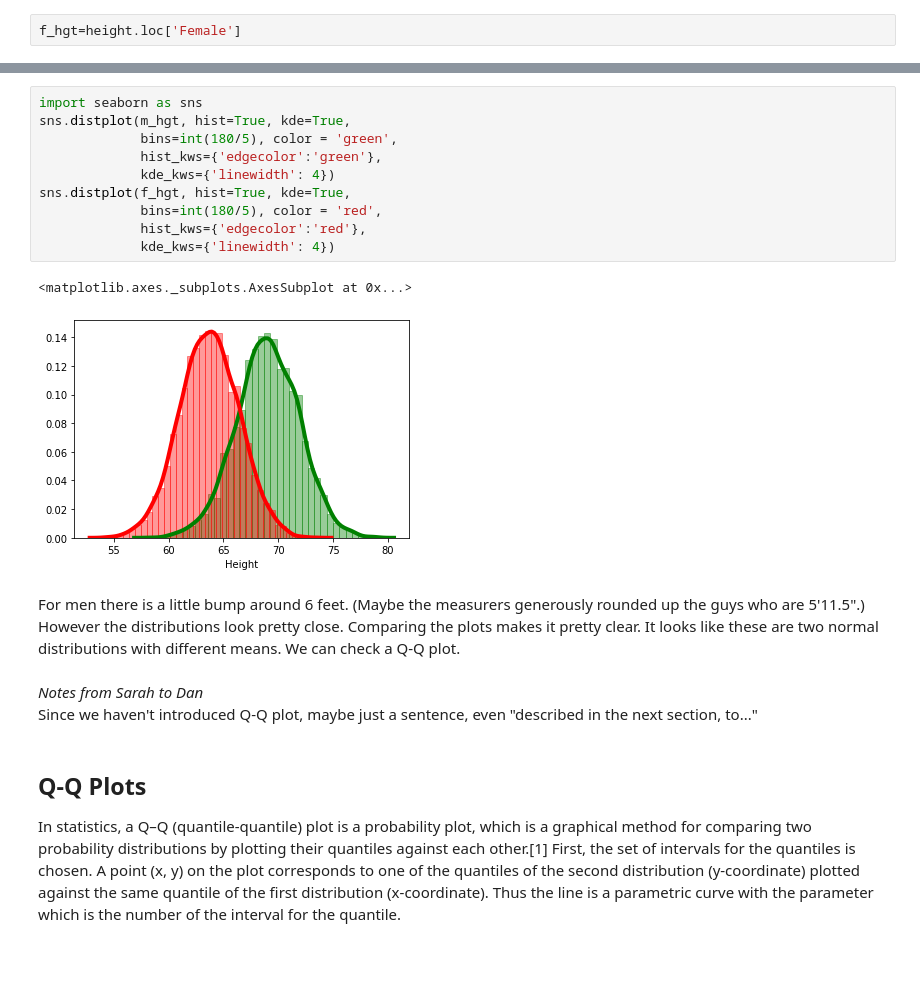
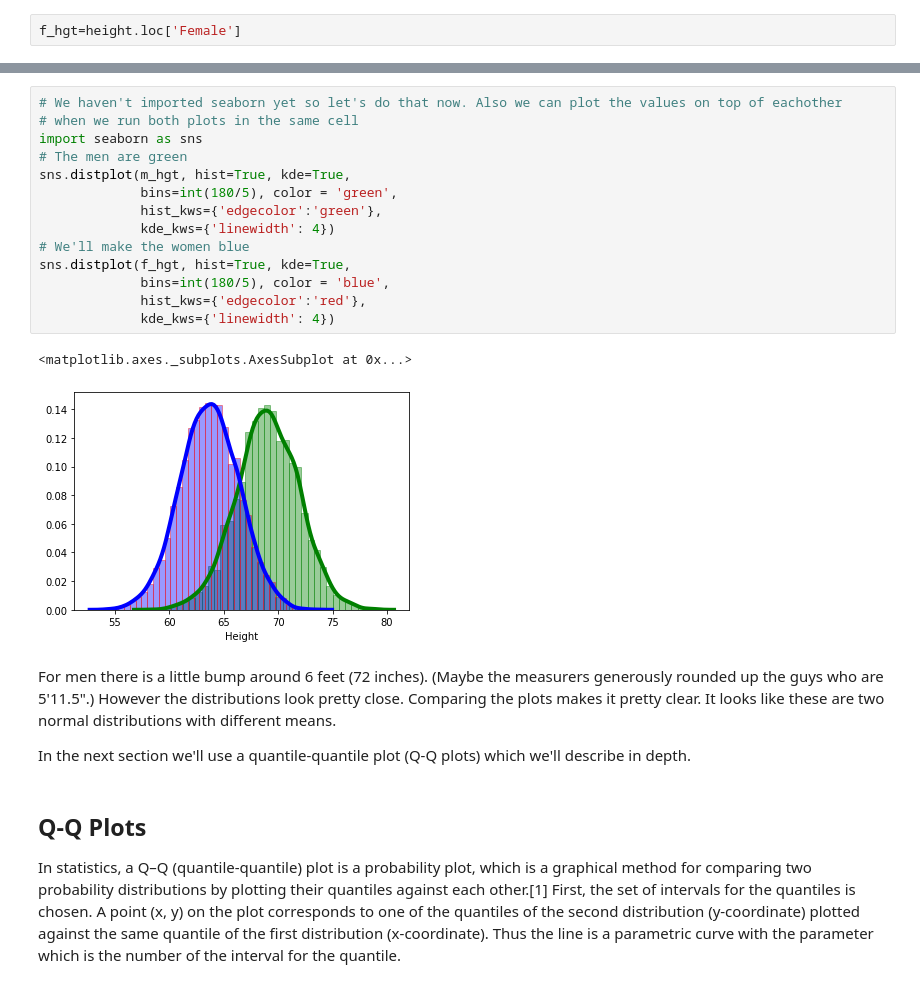
Before and after one commit to microsoft/Reactors, a Jupyter notebook: Additional_Data_Science_Materials/activities/3-hgt-wgt-activity/height-weight-study.ipynb, the cells around one changed output, grey strips where cells are left out. Saved outputs shown, nothing was run; the diff lists cells and outputs as text; blank space fills up the shorter version.

```diff
--- a/Additional_Data_Science_Materials/activities/3-hgt-wgt-activity/height-weight-study.ipynb
+++ b/Additional_Data_Science_Materials/activities/3-hgt-wgt-activity/height-weight-study.ipynb
@@ -295,21 +314,24 @@ Name: Height, Length: 5000, dtype: float64
 # %%
+# We haven't imported seaborn yet so let's do that now. Also we can plot the values on top of eachother
+# when we run both plots in the same cell
 import seaborn as sns
+# The men are green
 sns.distplot(m_hgt, hist=True, kde=True,
              bins=int(180/5), color = 'green',
              hist_kws={'edgecolor':'green'},
              kde_kws={'linewidth': 4})
+# We'll make the women blue
 sns.distplot(f_hgt, hist=True, kde=True,
-             bins=int(180/5), color = 'red',
+             bins=int(180/5), color = 'blue',
              hist_kws={'edgecolor':'red'},
              kde_kws={'linewidth': 4})
 # %% [output]
 <matplotlib.axes._subplots.AxesSubplot at 0x...>
-[figure, old version]
+[figure, new version]
 # %% [markdown]
-For men there is a little bump around 6 feet. (Maybe the measurers generously rounded up the guys who are 5'11.5".) However the distributions look pretty close. Comparing the plots makes it pretty clear. It looks like these are two normal distributions with different means. We can check a Q-Q plot.
+For men there is a little bump around 6 feet (72 inches). (Maybe the measurers generously rounded up the guys who are 5'11.5".) However the distributions look pretty close. Comparing the plots makes it pretty clear. It looks like these are two normal distributions with different means.
+
+In the next section we'll use a quantile-quantile plot (Q-Q plots) which we'll describe in depth.
-# %% [markdown]
-*Notes from Sarah to Dan*
-Since we haven't introduced Q-Q plot, maybe just a sentence, even "described in the next section, to..."
 # %% [markdown]
 ## Q-Q Plots
 
```
Also changed, not shown: parts of 54 cells of this notebook.
